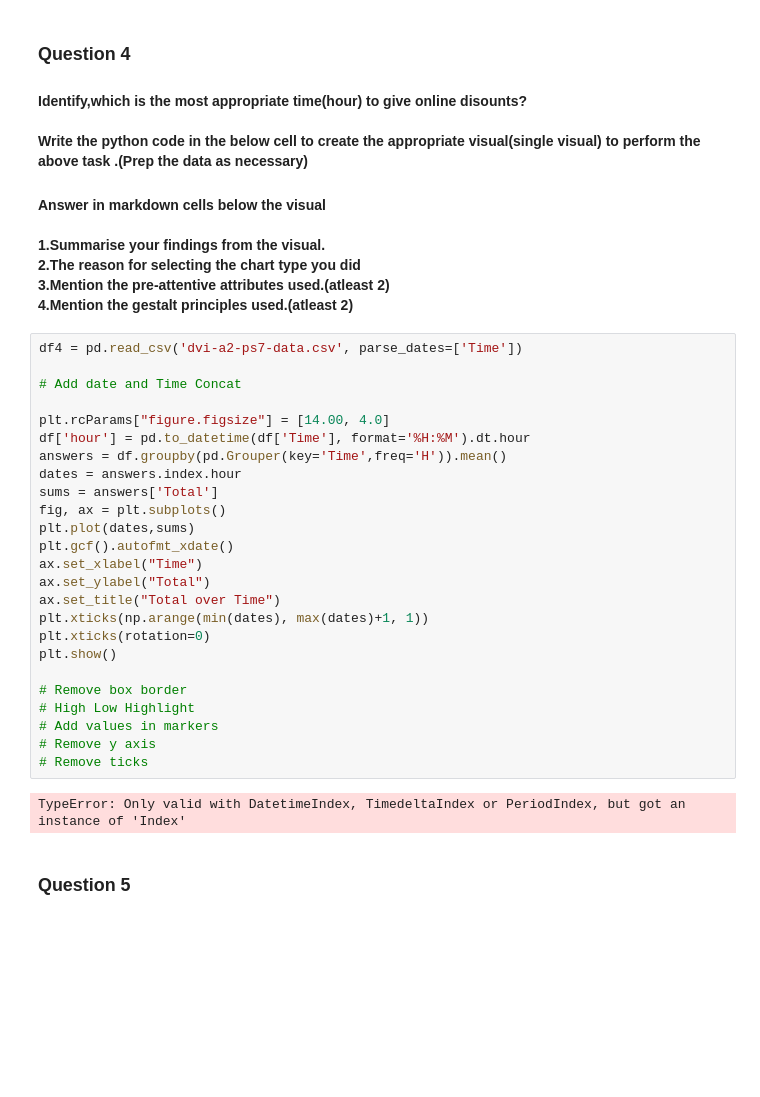
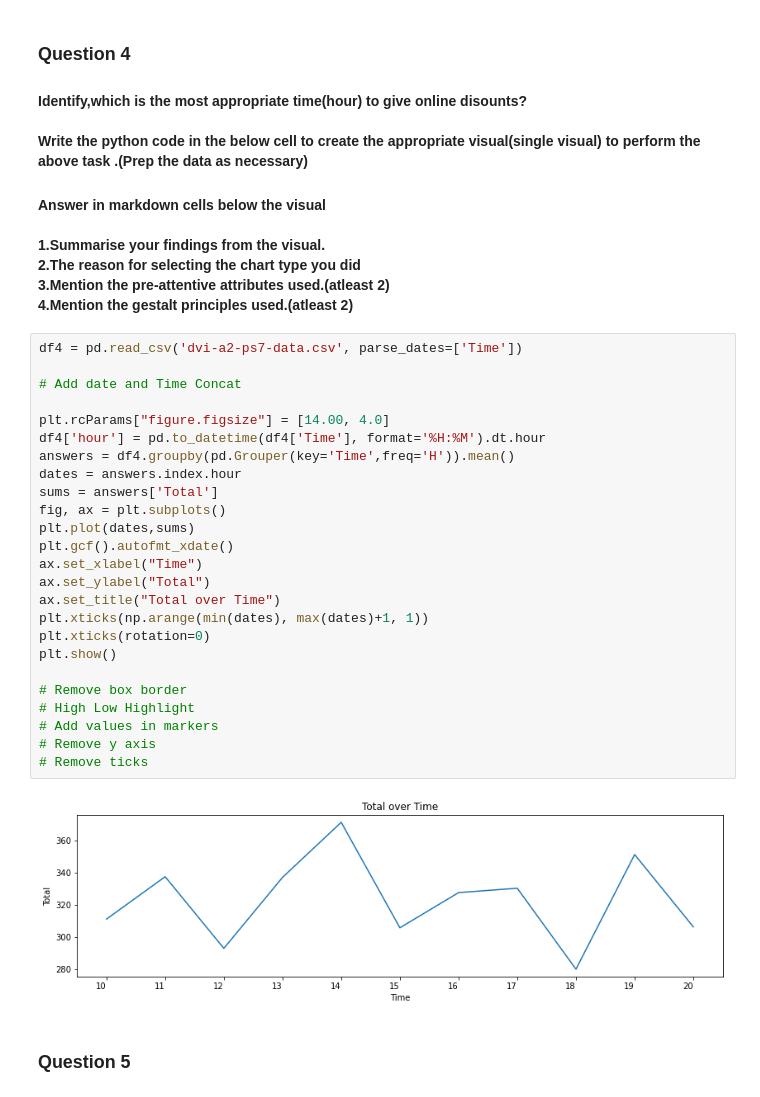
Before and after one commit to nithinkrishnan/AssignmentProjects, a Jupyter notebook: dvi-assgn/Assignment_2/dvi_a2_ps7.ipynb, the cells around one changed output. Cells and saved outputs as stored; diff of their text form; blank space fills up the shorter version.

```diff
--- a/dvi-assgn/Assignment_2/dvi_a2_ps7.ipynb
+++ b/dvi-assgn/Assignment_2/dvi_a2_ps7.ipynb
@@ -284,30 +288,30 @@ plt.show()
 # %%
 df4 = pd.read_csv('dvi-a2-ps7-data.csv', parse_dates=['Time'])
 
 # Add date and Time Concat
 
 plt.rcParams["figure.figsize"] = [14.00, 4.0]
-df['hour'] = pd.to_datetime(df['Time'], format='%H:%M').dt.hour
-answers = df.groupby(pd.Grouper(key='Time',freq='H')).mean()
+df4['hour'] = pd.to_datetime(df4['Time'], format='%H:%M').dt.hour
+answers = df4.groupby(pd.Grouper(key='Time',freq='H')).mean()
 dates = answers.index.hour
 sums = answers['Total']
 fig, ax = plt.subplots()
 plt.plot(dates,sums)
 plt.gcf().autofmt_xdate()
 ax.set_xlabel("Time")
 ax.set_ylabel("Total")
 ax.set_title("Total over Time")
 plt.xticks(np.arange(min(dates), max(dates)+1, 1))
 plt.xticks(rotation=0)
 plt.show()
 
 # Remove box border
 # High Low Highlight
 # Add values in markers
 # Remove y axis
 # Remove ticks
 # %% [output]
-TypeError: Only valid with DatetimeIndex, TimedeltaIndex or PeriodIndex, but got an instance of 'Index'
+[figure, added]
 # %% [markdown]
 ### Question 5
 # %% [markdown]
```
Also changed, not shown: parts of 2 cells of this notebook.
